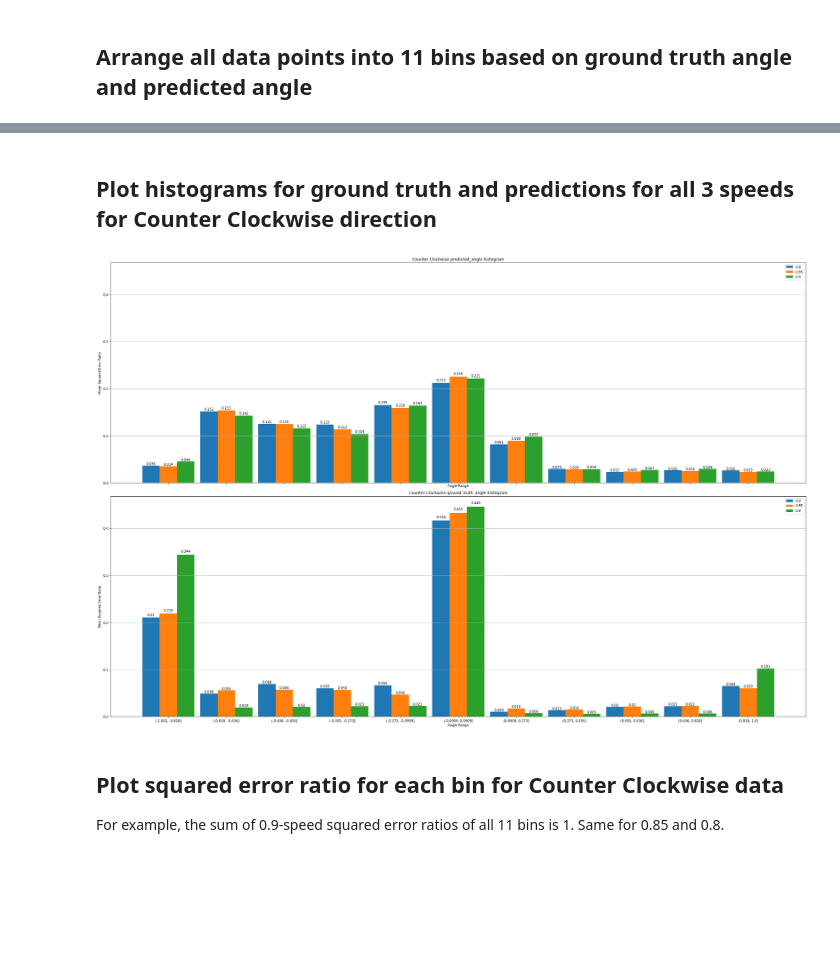
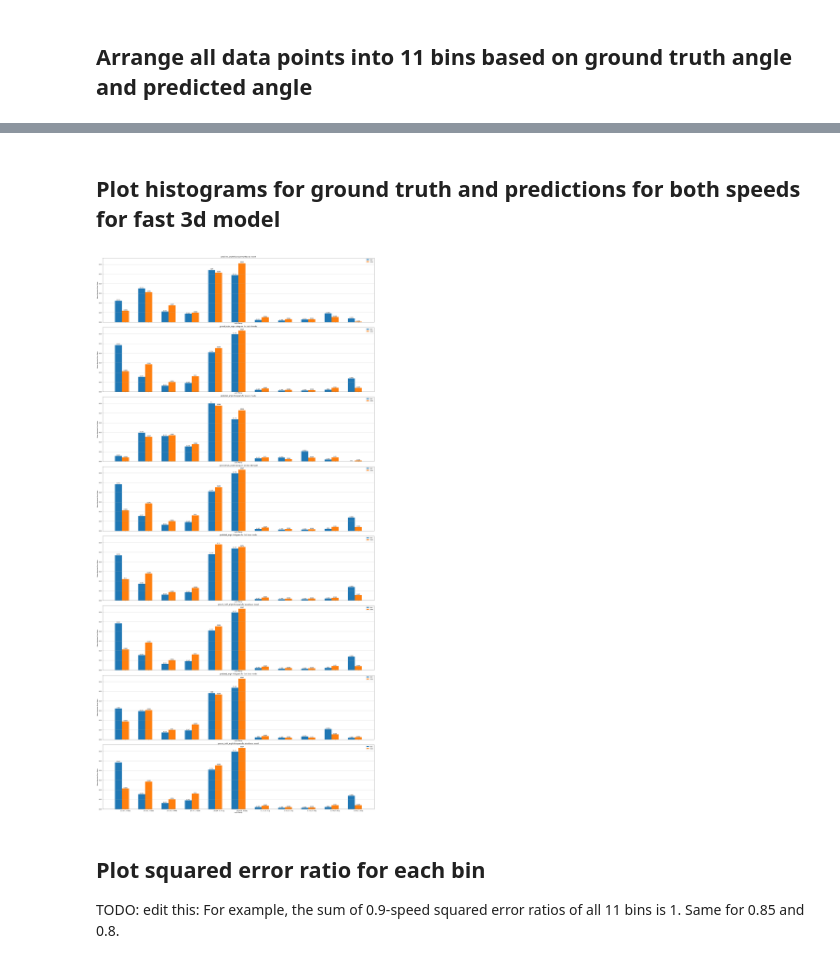
Before and after one commit to kristjanr/dat-sci-master-thesis, a Jupyter notebook: LossWithinAngleRanges.ipynb, the cells around one changed output, grey strips where cells are left out. Drawn from its saved outputs; the diff is of its cells as text; code cells hidden in the pictures; blank space fills up the shorter version.

Commit message:
loss within angle ranges

```diff
--- a/LossWithinAngleRanges.ipynb
+++ b/LossWithinAngleRanges.ipynb
@@ -8,9 +8,7 @@ This notebook puts the losses to angle range bins and compares the average losse
 ## Load data
 # %%
 import pandas as pd
-
-df = pd.read_csv('3D-CNN-model-results.csv.gz')
-
+df = pd.read_csv('gt_and_preds.csv.gz', index_col=0)
 df.info()
 # %% [output]
 <class 'pandas.core.frame.DataFrame'>
@@ -134,47 +103,79 @@ def autolabel(rects, ax=None):
         height = rect.get_height()
         plotting.text(rect.get_x() + rect.get_width()/2., 1.01*height, int(height*1000)/1000, ha='center', va='bottom')
 # %% [markdown]
-## Plot histograms for ground truth and predictions for all 3 speeds for Counter Clockwise direction
+## Plot histograms for ground truth and predictions for both speeds for fast 3d model
 # %%
-def plot_all_speed_histograms(ax, df: pd.DataFrame, direction: str, y_column_name: str, x_column_name: str):
+def plot_both_speed_histograms(ax, df: pd.DataFrame, y_column_name: str, x_column_name: str, model_name: str):
     ind = np.arange(df.gt_bin.unique().size)
     width = 0.3
 
-    for i, speed in enumerate([0.8, 0.85, 0.9]):
-        speed_df = df[df.speed == speed]
+    for i, speed in enumerate(['fast', 'slow']):
+        speed_df = df[df['data speed'] == speed]
         grouped = speed_df.groupby(x_column_name)
         total_count = speed_df[y_column_name].count()
         group_count = grouped[y_column_name].count()
         ratios = group_count / total_count
         rects = ax.bar(i*width+ind, ratios, label=speed, width=width)
         autolabel(rects, ax)
 
-    ax.set(title=f'{direction} {y_column_name} histogram',
+    ax.set(title=f'{y_column_name} histogram for {model_name} model',
            ylabel='Mean Absolute Error Ratio',
            xlabel='Angle Range',
            xticks = ind + width,
            xticklabels = ratios.index)
 
     ax.legend(loc='best')
 
-fig, axs = plt.subplots(nrows=2, ncols=1, figsize=(30, 20), sharex='all', sharey='all')
+fig, axs = plt.subplots(nrows=8, ncols=1, figsize=(30, 60), sharex='all', sharey='all')
 
 
 ax = axs.flat[0]
 ax.grid(True, axis='y')
-plot_all_speed_histograms(ax, cc_df, 'Counter Clockwise', 'predicted_angle', 'pred_bin')
+plot_both_speed_histograms(ax, df[(df['model speed'] == 'fast') & (df['model type'] == '3d')], 'predicted_angle', 'pred_bin', 'fast 3d')
 ax.legend()
 
 ax = axs.flat[1]
 ax.grid(True, axis='y')
-plot_all_speed_histograms(ax, cc_df, 'Counter Clockwise', 'ground_truth_angle', 'gt_bin')
+plot_both_speed_histograms(ax, df[(df['model speed'] == 'fast') & (df['model type'] == '3d')], 'ground_truth_angle', 'gt_bin', 'fast 3d')
+ax.legend()
+
+ax = axs.flat[2]
+ax.grid(True, axis='y')
+plot_both_speed_histograms(ax, df[(df['model speed'] == 'slow') & (df['model type'] == '3d')], 'predicted_angle', 'pred_bin', 'slow 3d')
+ax.legend()
+
+ax = axs.flat[3]
+ax.grid(True, axis='y')
+plot_both_speed_histograms(ax, df[(df['model speed'] == 'slow') & (df['model type'] == '3d')], 'ground_truth_angle', 'gt_bin', 'slow 3d')
+ax.legend()
+
+ax = axs.flat[4]
+ax.grid(True, axis='y')
+plot_both_speed_histograms(ax, df[(df['model speed'] == 'fast') & (df['model type'] == 'linear')], 'predicted_angle', 'pred_bin', 'fast linear')
+ax.legend()
+
+ax = axs.flat[5]
+ax.grid(True, axis='y')
+plot_both_speed_histograms(ax, df[(df['model speed'] == 'slow') & (df['model type'] == 'linear')], 'ground_truth_angle', 'gt_bin', 'slow linear')
+ax.legend()
+
+ax = axs.flat[6]
+ax.grid(True, axis='y')
+plot_both_speed_histograms(ax, df[(df['model speed'] == 'slow') & (df['model type'] == 'linear')], 'predicted_angle', 'pred_bin', 'fast linear')
+ax.legend()
+
+ax = axs.flat[7]
+ax.grid(True, axis='y')
+plot_both_speed_histograms(ax, df[(df['model speed'] == 'slow') & (df['model type'] == 'linear')], 'ground_truth_angle', 'gt_bin', 'slow linear')
 ax.legend()
 
 fig.tight_layout()
 plt.show()
 # %% [output]
-[figure, old version]
+[figure, new version]
 # %% [markdown]
-## Plot squared error ratio for each bin for Counter Clockwise data
-For example, the sum of 0.9-speed squared error ratios of all 11 bins is 1. Same for 0.85 and 0.8.
+## Plot squared error ratio for each bin
+
+
+TODO: edit this: For example, the sum of 0.9-speed squared error ratios of all 11 bins is 1. Same for 0.85 and 0.8.
 # %%
```
Also changed, not shown: parts of 19 cells of this notebook, 5 other files.
